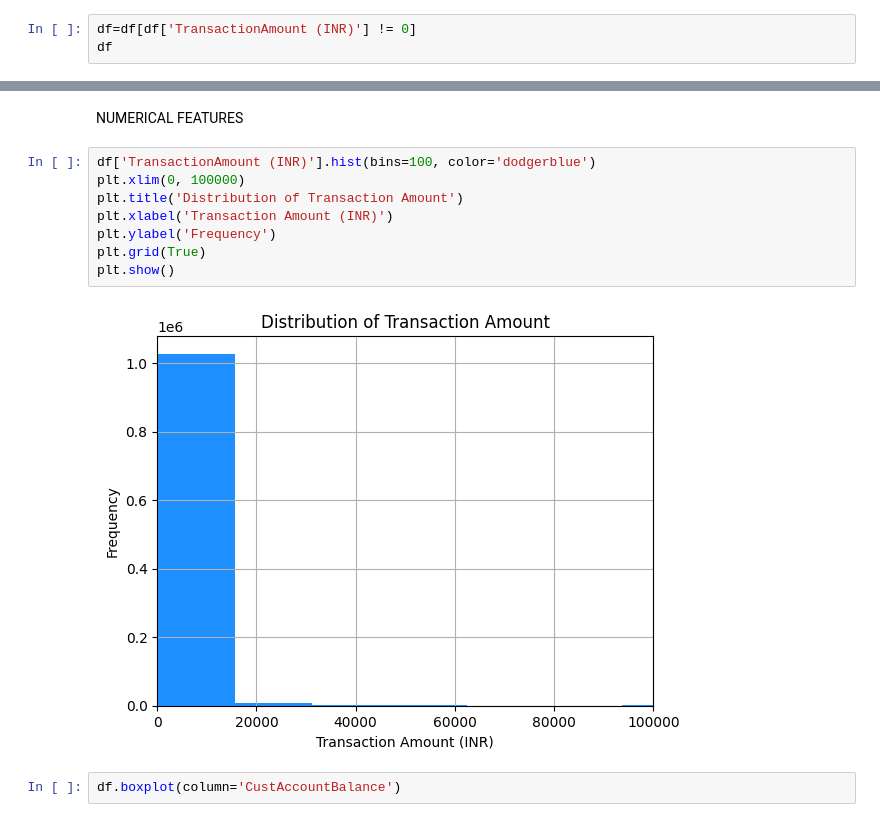
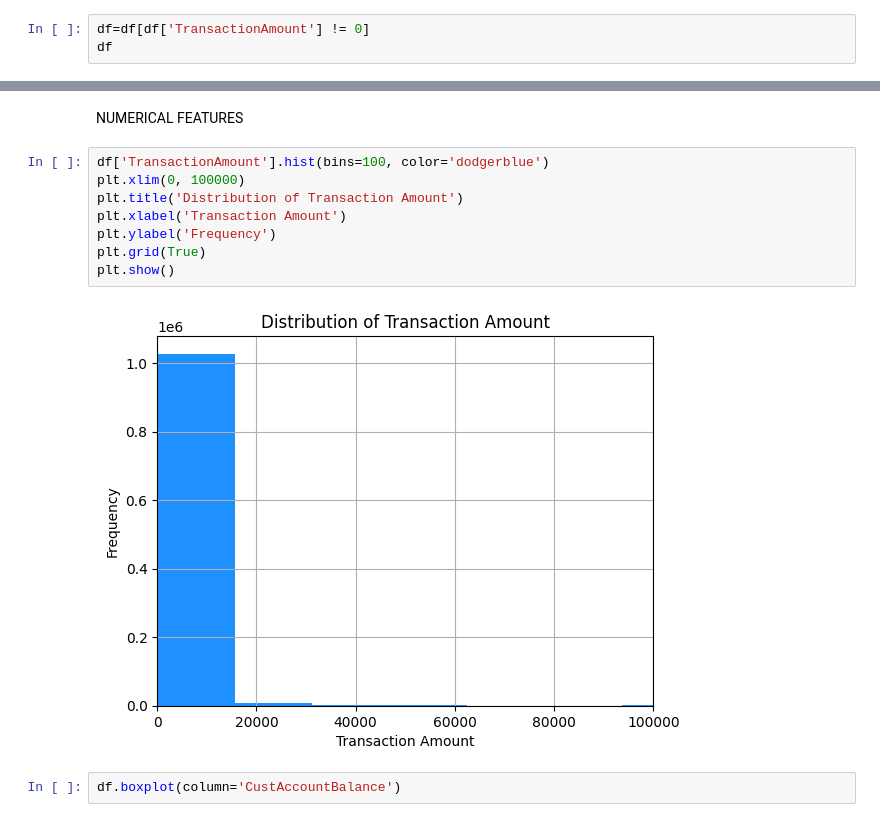
Before and after one commit to deCrystals/Bank_CustomerSegmentation, a Jupyter notebook: Notebook/bank.ipynb, the cells around one changed output, grey strips where cells are left out. Cells and saved outputs as stored; diff of their text form.

```diff
--- a/Notebook/bank.ipynb
+++ b/Notebook/bank.ipynb
@@ -92,7 +92,7 @@ df[df['TransactionAmount (INR)'] == 0].value_counts().sum()
 # %% [output]
 np.int64(820)
 # %%
-df=df[df['TransactionAmount (INR)'] != 0]
+df=df[df['TransactionAmount'] != 0]
 df
 # %% [output]
 |  | TransactionID | CustomerID | CustomerDOB | CustGender | CustLocation | CustAccountBalance | TransactionDate | ... |
@@ -192,15 +192,15 @@ plt.show()
 # %% [markdown]
 NUMERICAL FEATURES
 # %%
-df['TransactionAmount (INR)'].hist(bins=100, color='dodgerblue')
+df['TransactionAmount'].hist(bins=100, color='dodgerblue')
 plt.xlim(0, 100000)
 plt.title('Distribution of Transaction Amount')
-plt.xlabel('Transaction Amount (INR)')
+plt.xlabel('Transaction Amount')
 plt.ylabel('Frequency')
 plt.grid(True)
 plt.show()
 # %% [output]
-[figure, old version]
+[figure, new version]
 # %%
 df.boxplot(column='CustAccountBalance')
 # %% [output]
```
Also changed, not shown: parts of 24 cells of this notebook, 10 other files.
